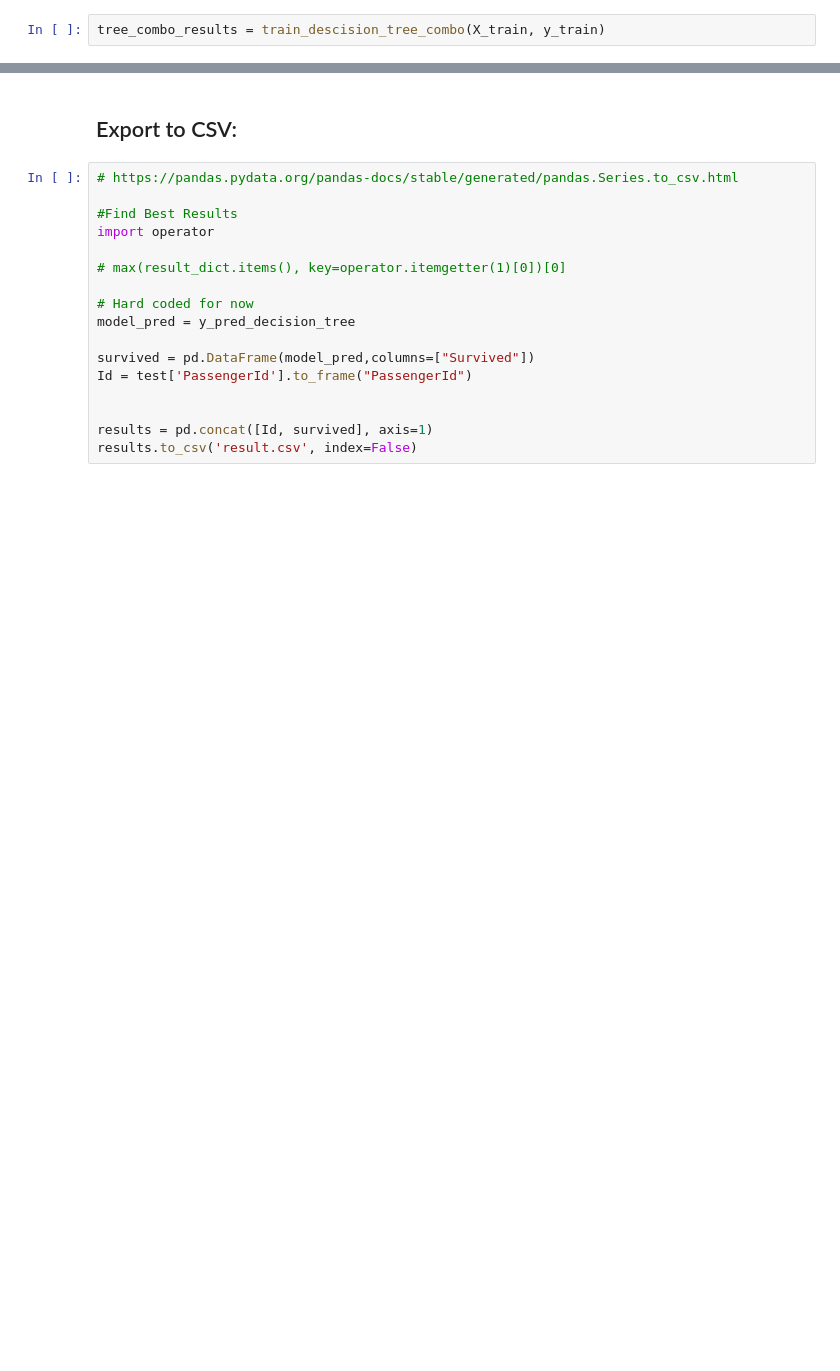
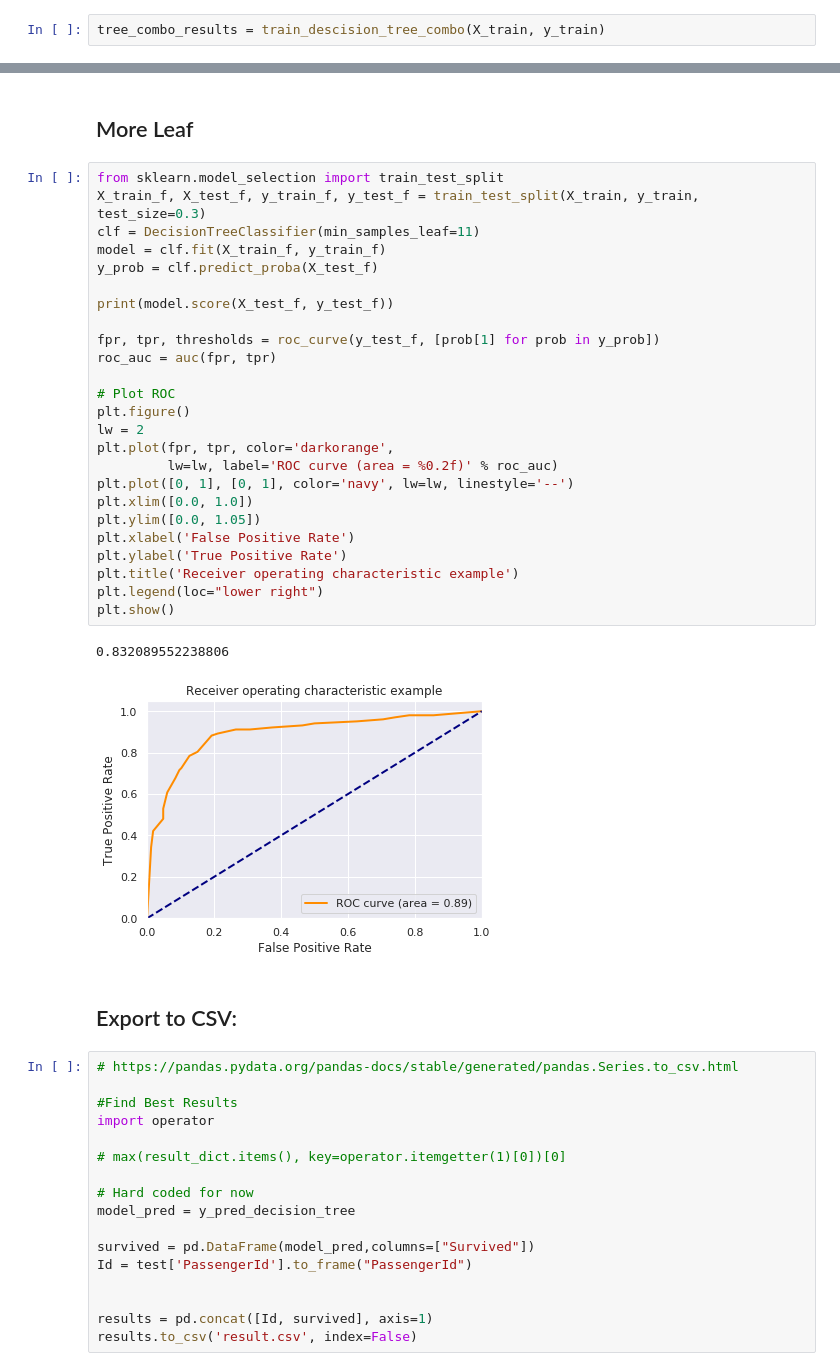
Before and after one commit to guillaumethomas/kaggle_titanic, a Jupyter notebook: titanic_2.ipynb, the cells around one changed output, grey strips where cells are left out. Cells and saved outputs as stored; diff of their text form; blank space fills up the shorter version.

```diff
--- a/titanic_2.ipynb
+++ b/titanic_2.ipynb
@@ -1503,3 +1517,33 @@ results_all
+# %% [markdown]
+## More Leaf
+# %%
+from sklearn.model_selection import train_test_split
+X_train_f, X_test_f, y_train_f, y_test_f = train_test_split(X_train, y_train, test_size=0.3)
+clf = DecisionTreeClassifier(min_samples_leaf=11)
+model = clf.fit(X_train_f, y_train_f)
+y_prob = clf.predict_proba(X_test_f)
+
+print(model.score(X_test_f, y_test_f))
+
+fpr, tpr, thresholds = roc_curve(y_test_f, [prob[1] for prob in y_prob])
+roc_auc = auc(fpr, tpr)
+
+# Plot ROC
+plt.figure()
+lw = 2
+plt.plot(fpr, tpr, color='darkorange',
+         lw=lw, label='ROC curve (area = %0.2f)' % roc_auc)
+plt.plot([0, 1], [0, 1], color='navy', lw=lw, linestyle='--')
+plt.xlim([0.0, 1.0])
+plt.ylim([0.0, 1.05])
+plt.xlabel('False Positive Rate')
+plt.ylabel('True Positive Rate')
+plt.title('Receiver operating characteristic example')
+plt.legend(loc="lower right")
+plt.show()
+# %% [output]
+0.832089552238806
+[figure, added]
 # %% [markdown]
 ## Export to CSV:
 # %%
```
Also changed, not shown: parts of 25 cells of this notebook.
